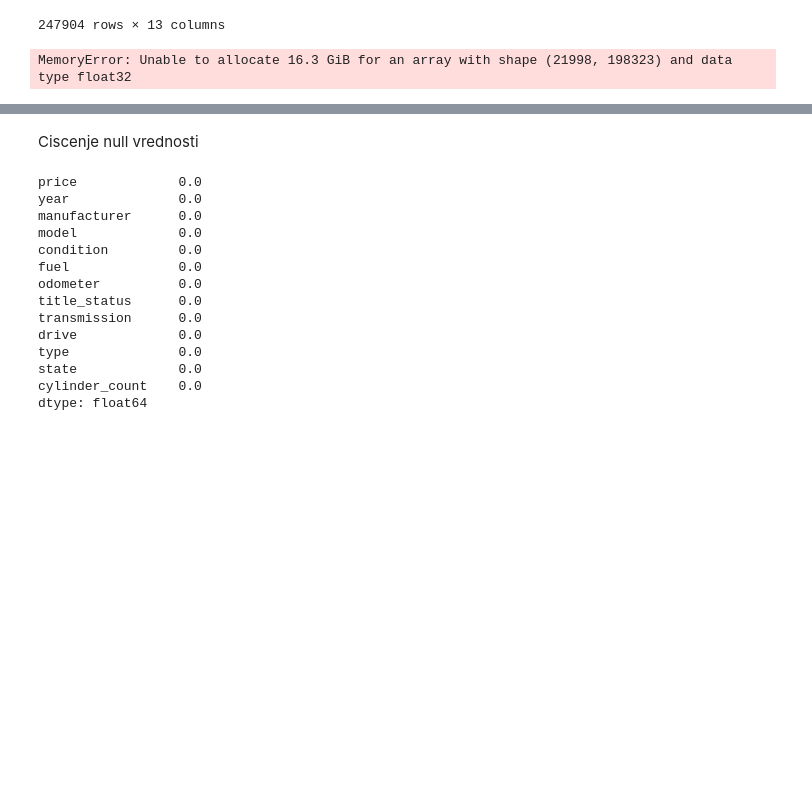
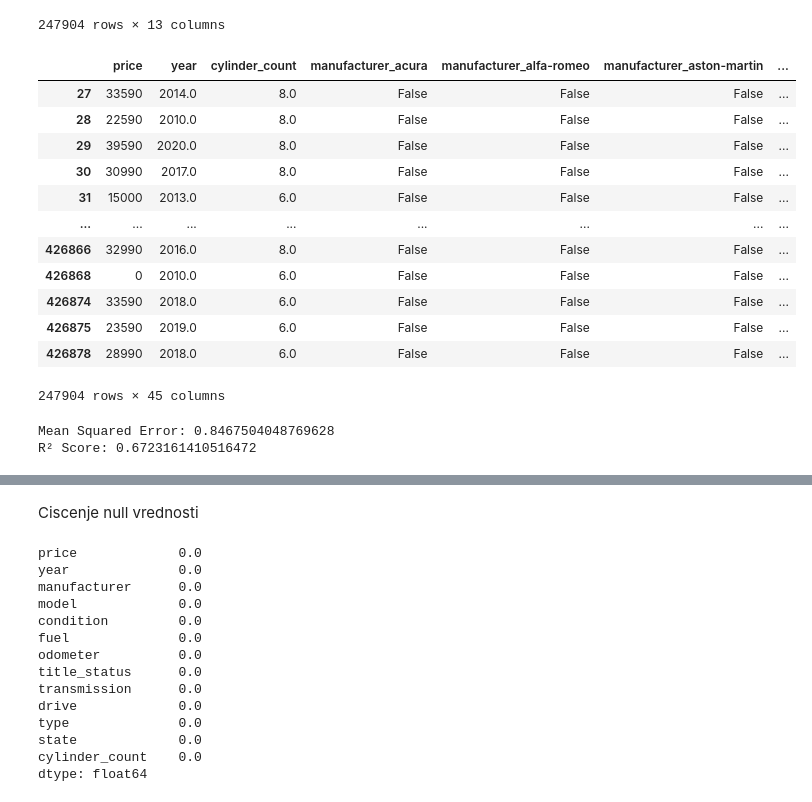
Before and after one commit to chevisha/used_cars_price_prediction, a Jupyter notebook: study.ipynb, the cells around one changed output, grey strips where cells are left out. Drawn from its saved outputs; the diff is of its cells as text; code cells hidden in the pictures; blank space fills up the shorter version.

```diff
--- a/study.ipynb
+++ b/study.ipynb
@@ -366,18 +366,34 @@ display(df_cylinder_known)
 | 426878 | 28990 | 2018.0 | lexus | es 350 sedan 4d | good | gas | 30112.0 | clean | other | ... |
 247904 rows × 13 columns
 # %%
-df_encoded = pd.get_dummies(df_cylinder_known, columns=['manufacturer', 'model'])
+df_encoded = pd.get_dummies(df_cylinder_known, columns=['manufacturer'])
 # %%
-columns_to_keep = ['price', 'year', 'cylinder_count'] + [col for col in df_encoded.columns if 'model_' in col or 'manufacturer_' in col]
+columns_to_keep = ['price', 'year', 'cylinder_count'] + [col for col in df_encoded.columns if  'manufacturer_' in col]
 # %%
 df_prepared = df_encoded[columns_to_keep]
+# %%
+df_prepared
+# %% [output]
+|  | price | year | cylinder_count | manufacturer_acura | manufacturer_alfa-romeo | manufacturer_aston-martin | ... |
+| 27 | 33590 | 2014.0 | 8.0 | False | False | False | ... |
+| 28 | 22590 | 2010.0 | 8.0 | False | False | False | ... |
+| 29 | 39590 | 2020.0 | 8.0 | False | False | False | ... |
+| 30 | 30990 | 2017.0 | 8.0 | False | False | False | ... |
+| 31 | 15000 | 2013.0 | 6.0 | False | False | False | ... |
+| ... | ... | ... | ... | ... | ... | ... | ... |
+| 426866 | 32990 | 2016.0 | 8.0 | False | False | False | ... |
+| 426868 | 0 | 2010.0 | 6.0 | False | False | False | ... |
+| 426874 | 33590 | 2018.0 | 6.0 | False | False | False | ... |
+| 426875 | 23590 | 2019.0 | 6.0 | False | False | False | ... |
+| 426878 | 28990 | 2018.0 | 6.0 | False | False | False | ... |
+247904 rows × 45 columns
 # %%
 import pandas as pd
 from sklearn.model_selection import train_test_split
-from sklearn.ensemble import RandomForestClassifier
-from sklearn.metrics import accuracy_score, classification_report
+from sklearn.ensemble import RandomForestRegressor
+from sklearn.metrics import mean_squared_error, r2_score
 
-# Assuming df_prepared is the DataFrame prepared in the previous step
+# Assuming df_prepared is the DataFrame prepared earlier
 
 # Define features (X) and target (y)
 X = df_prepared.drop('cylinder_count', axis=1)
@@ -386,20 +402,21 @@ y = df_prepared['cylinder_count']
 # Split the data into training (80%) and testing (20%) sets
 X_train, X_test, y_train, y_test = train_test_split(X, y, test_size=0.2, random_state=42)
 
-# Initialize the Random Forest classifier
-rf_model = RandomForestClassifier(random_state=42)
+# Initialize the Random Forest Regressor
+rf_regressor = RandomForestRegressor(random_state=42)
 
 # Train the model
-rf_model.fit(X_train, y_train)
+rf_regressor.fit(X_train, y_train)
 
 # Make predictions on the test set
-y_pred = rf_model.predict(X_test)
+y_pred = rf_regressor.predict(X_test)
 
 # Evaluate the model
-accuracy = accuracy_score(y_test, y_pred)
-report = classification_report(y_test, y_pred)
+mse = mean_squared_error(y_test, y_pred)
+r2 = r2_score(y_test, y_pred)
 
-print(f"Accuracy: {accuracy * 100:.2f}%")
-print("Classification Report:\n", report)
+print(f"Mean Squared Error: {mse}")
+print(f"R² Score: {r2}")
 # %% [output]
-MemoryError: Unable to allocate 16.3 GiB for an array with shape (21998, 198323) and data type float32
+Mean Squared Error: 0.8467504048769628
+R² Score: 0.6723161410516472
```
Also changed, not shown: parts of 10 cells of this notebook, 1 other file.
